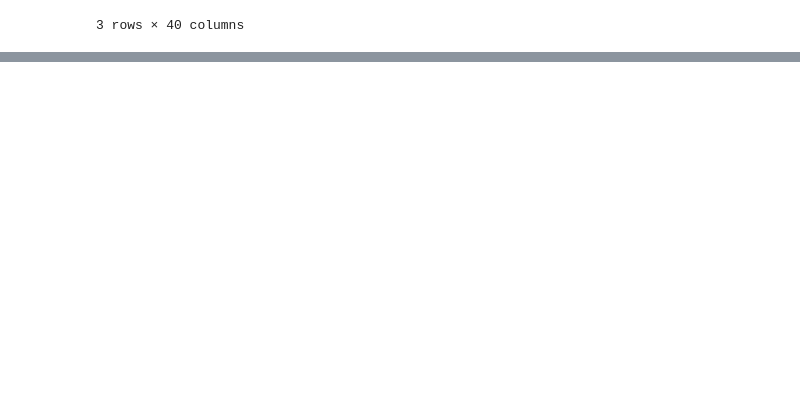
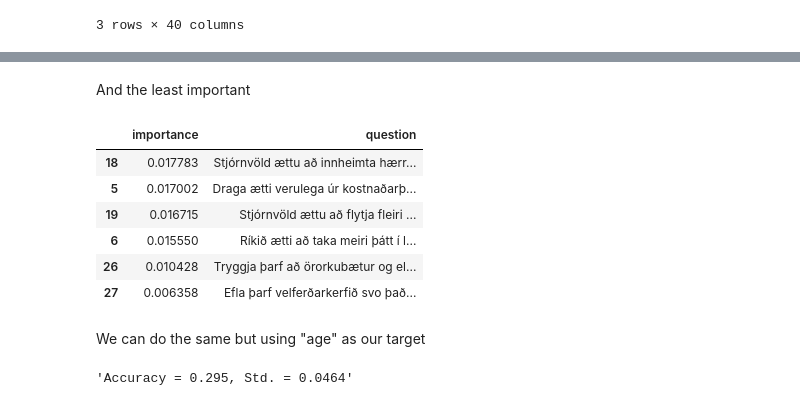
Before and after one commit to roberttorfason/blog, a Jupyter notebook: _notebooks/2021-09-22-kosningaprof.ipynb, the cells around one changed output, grey strips where cells are left out. Cells and saved outputs as stored; diff of their text form; code cells hidden in the pictures; blank space fills up the shorter version.

```diff
--- a/_notebooks/2021-09-22-kosningaprof.ipynb
+++ b/_notebooks/2021-09-22-kosningaprof.ipynb
@@ -455,0 +409,22 @@ This adds a linked superscript {% fn 1 %}
+# %% [markdown]
+And the least important
+# %%
+df_questions_with_importance.tail(6)[["importance", "question"]]
+# %% [output]
+|  | importance | question |
+| 18 | 0.017783 | Stjórnvöld ættu að innheimta hærr... |
+| 5 | 0.017002 | Draga ætti verulega úr kostnaðarþ... |
+| 19 | 0.016715 | Stjórnvöld ættu að flytja fleiri ... |
+| 6 | 0.015550 | Ríkið ætti að taka meiri þátt í l... |
+| 26 | 0.010428 | Tryggja þarf að örorkubætur og el... |
+| 27 | 0.006358 | Efla þarf velferðarkerfið svo það... |
+# %% [markdown]
+We can do the same but using "age" as our target
+# %%
+y, idxs = target_from_col_name(df_results, "age_binned", -10)
+x_filter, y_filter = x[idxs, :], y[idxs]
+
+cv_results = cross_validate(clf, x_filter, y_filter, cv=5)
+f"Accuracy = {np.mean(cv_results['test_score']):.3f}, Std. = {np.std(cv_results['test_score']):.4f}"
+# %% [output]
+'Accuracy = 0.295, Std. = 0.0464'
```
Also changed, not shown: parts of 110 cells of this notebook, 1 other file.
